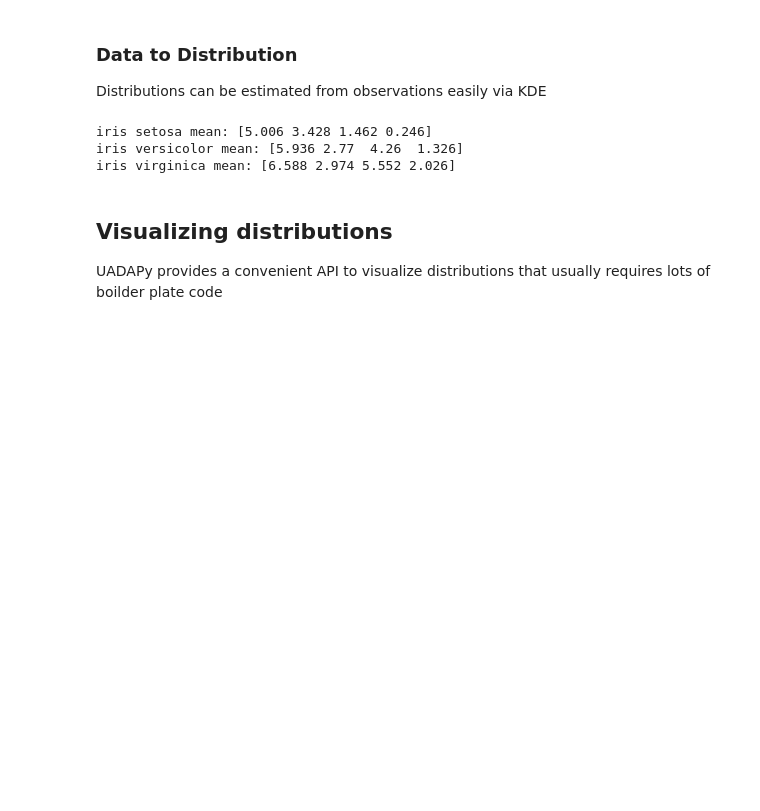
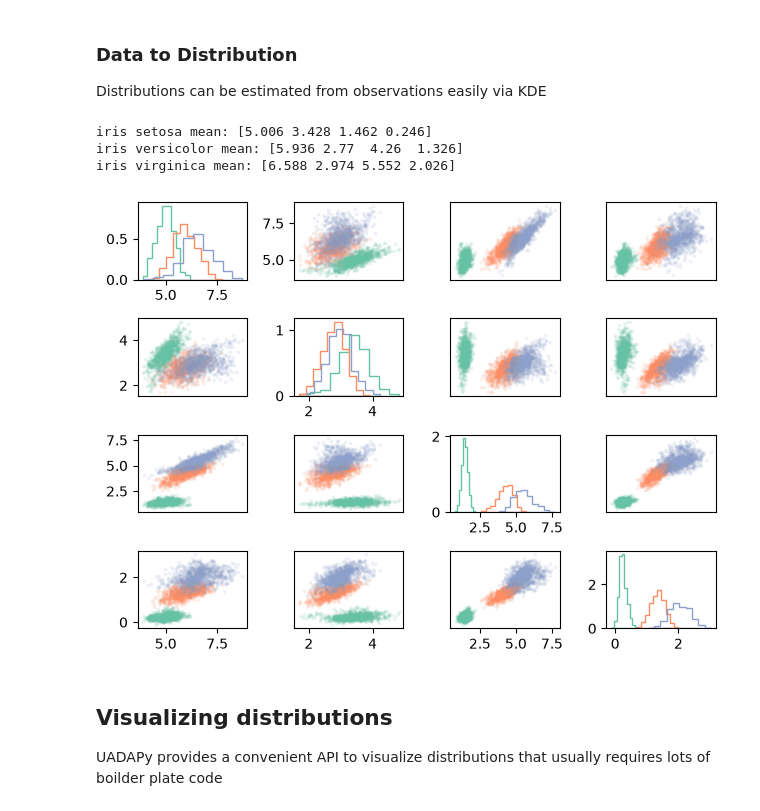
Before and after one commit to UniStuttgart-VISUS/uadapy, a Jupyter notebook: examples/demo.ipynb, the cells around one changed output. Cells and saved outputs as stored; diff of their text form; code cells hidden in the pictures; blank space fills up the shorter version.

```diff
--- a/examples/demo.ipynb
+++ b/examples/demo.ipynb
@@ -46,6 +48,10 @@ for species in range(3):
 iris setosa mean: [5.006 3.428 1.462 0.246]
 iris versicolor mean: [5.936 2.77  4.26  1.326]
 iris virginica mean: [6.588 2.974 5.552 2.026]
+# %%
+fig, ax = plots_nd.plot_samples(dists, n_samples=1000, show_plot=True, point_opacity=0.1, point_size=3)
+# %% [output]
+[figure, added]
 # %% [markdown]
 ## Visualizing distributions
 UADAPy provides a convenient API to visualize distributions that usually requires lots of boilder plate code
```
Also changed, not shown: parts of 11 cells of this notebook, 4 other files.
